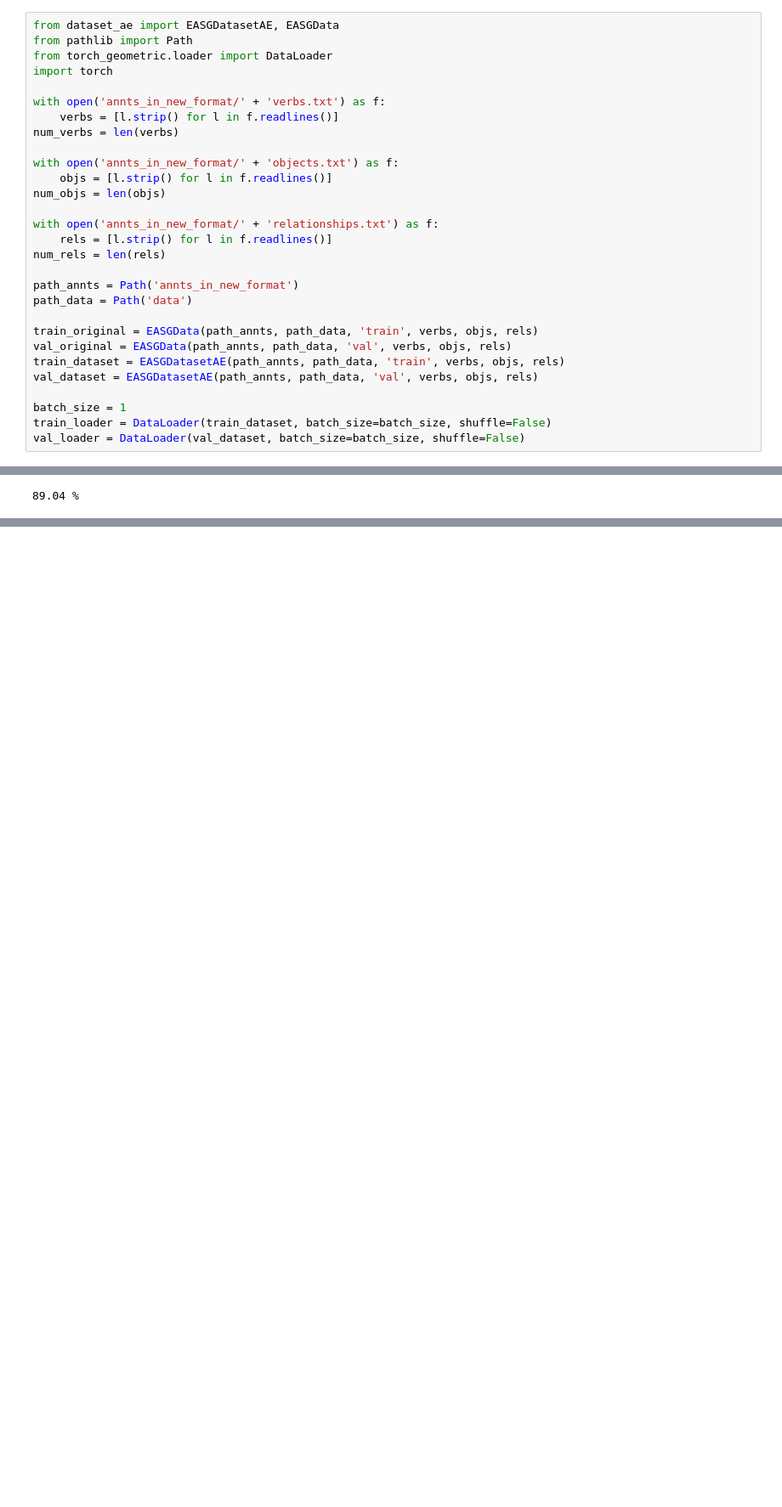
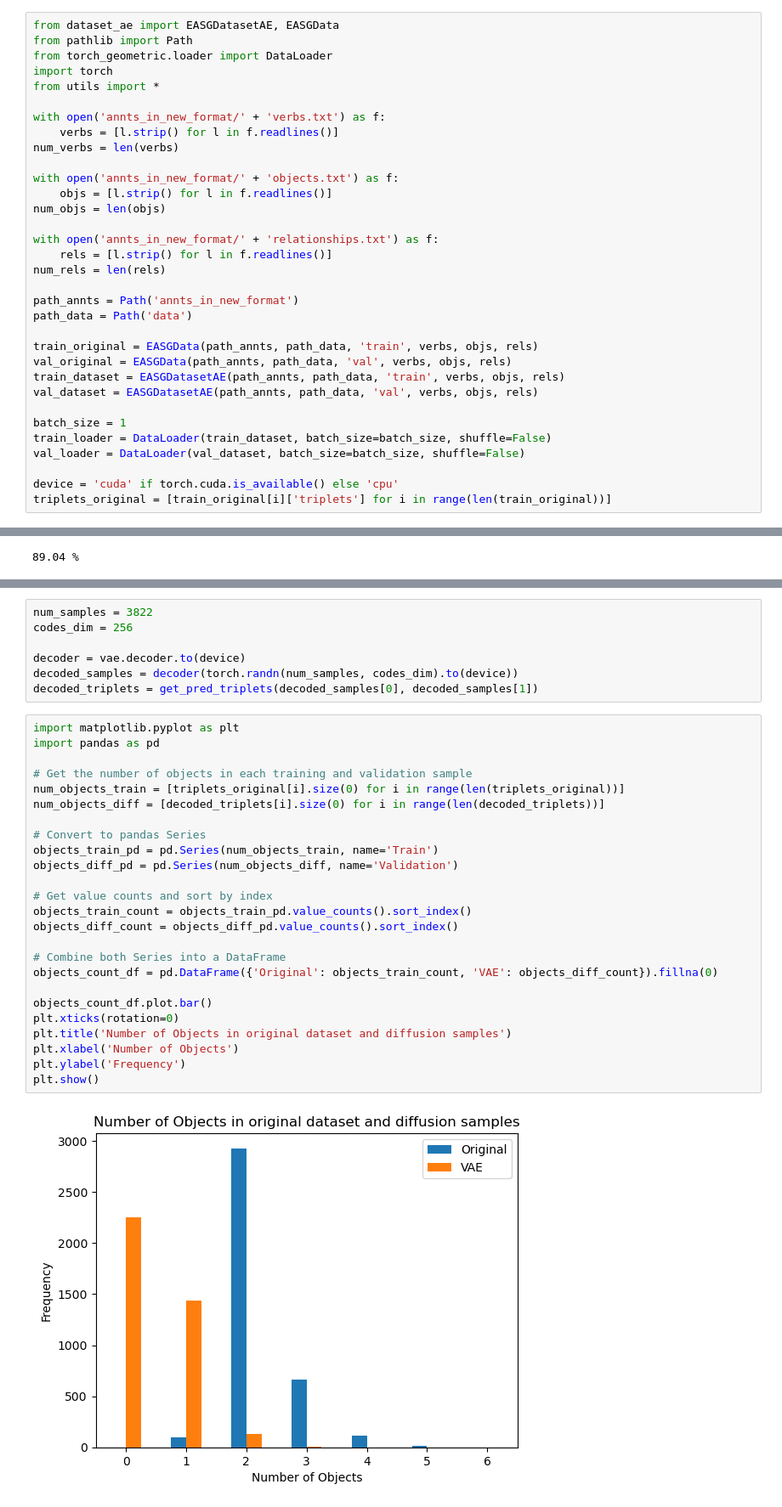
Before and after one commit to scoleri-mr/easg_classification, a Jupyter notebook: evaluating_vae.ipynb, the cells around one changed output, grey strips where cells are left out. Shown at 85% size. Saved outputs shown, nothing was run; the diff lists cells and outputs as text; blank space fills up the shorter version.

```diff
--- a/evaluating_vae.ipynb
+++ b/evaluating_vae.ipynb
@@ -3,6 +3,7 @@ from dataset_ae import EASGDatasetAE, EASGData
 from pathlib import Path
 from torch_geometric.loader import DataLoader
 import torch
+from utils import *
 
 with open('annts_in_new_format/' + 'verbs.txt') as f:
     verbs = [l.strip() for l in f.readlines()]
@@ -27,6 +28,9 @@ val_dataset = EASGDatasetAE(path_annts, path_data, 'val', verbs, objs, rels)
 batch_size = 1
 train_loader = DataLoader(train_dataset, batch_size=batch_size, shuffle=False)
 val_loader = DataLoader(val_dataset, batch_size=batch_size, shuffle=False)
+
+device = 'cuda' if torch.cuda.is_available() else 'cpu'
+triplets_original = [train_original[i]['triplets'] for i in range(len(train_original))]
 # %% [output]
 EASGDatasetAE - train - num_objs: 391, num_verbs: 198, num_rels: 13
 EASGDatasetAE - val - num_objs: 391, num_verbs: 198, num_rels: 13
@@ -71,0 +78,34 @@ print(f"{(correct_vae*100/len(gt_vae)):.2f} %")
+# %%
+num_samples = 3822
+codes_dim = 256
+
+decoder = vae.decoder.to(device)
+decoded_samples = decoder(torch.randn(num_samples, codes_dim).to(device))
+decoded_triplets = get_pred_triplets(decoded_samples[0], decoded_samples[1])
+# %%
+import matplotlib.pyplot as plt
+import pandas as pd
+
+# Get the number of objects in each training and validation sample
+num_objects_train = [triplets_original[i].size(0) for i in range(len(triplets_original))]
+num_objects_diff = [decoded_triplets[i].size(0) for i in range(len(decoded_triplets))]
+
+# Convert to pandas Series
+objects_train_pd = pd.Series(num_objects_train, name='Train')
+objects_diff_pd = pd.Series(num_objects_diff, name='Validation')
+
+# Get value counts and sort by index
+objects_train_count = objects_train_pd.value_counts().sort_index()
+objects_diff_count = objects_diff_pd.value_counts().sort_index()
+
+# Combine both Series into a DataFrame
+objects_count_df = pd.DataFrame({'Original': objects_train_count, 'VAE': objects_diff_count}).fillna(0)
+
+objects_count_df.plot.bar()
+plt.xticks(rotation=0)
+plt.title('Number of Objects in original dataset and diffusion samples')
+plt.xlabel('Number of Objects')
+plt.ylabel('Frequency')
+plt.show()
+# %% [output]
+[figure, added]
```
Also changed, not shown: parts of 6 cells of this notebook.
